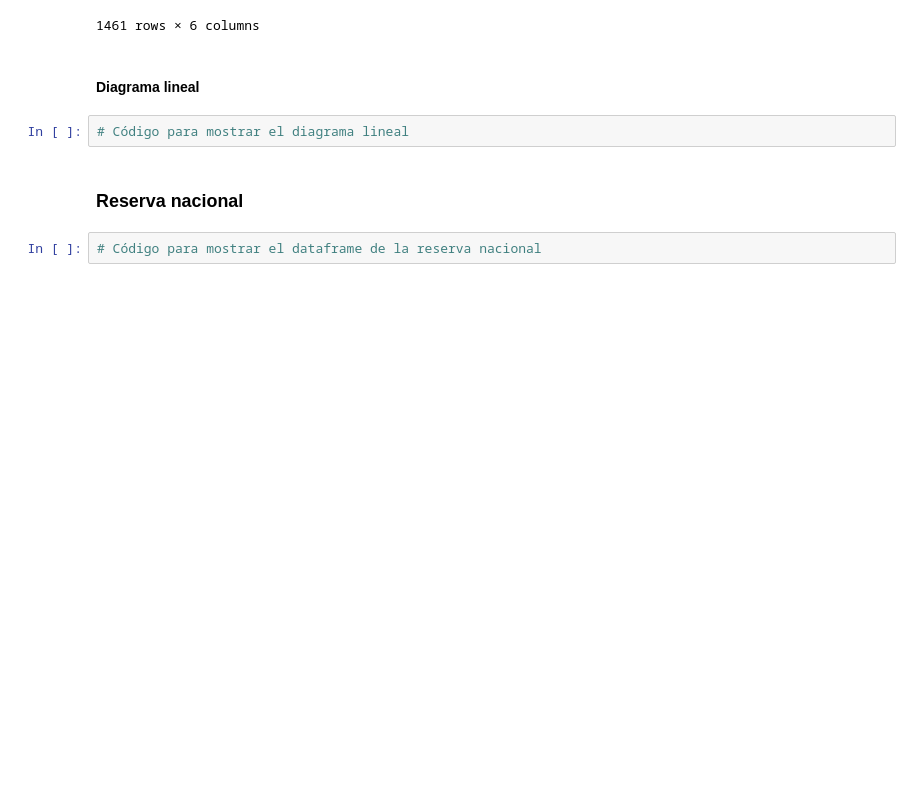
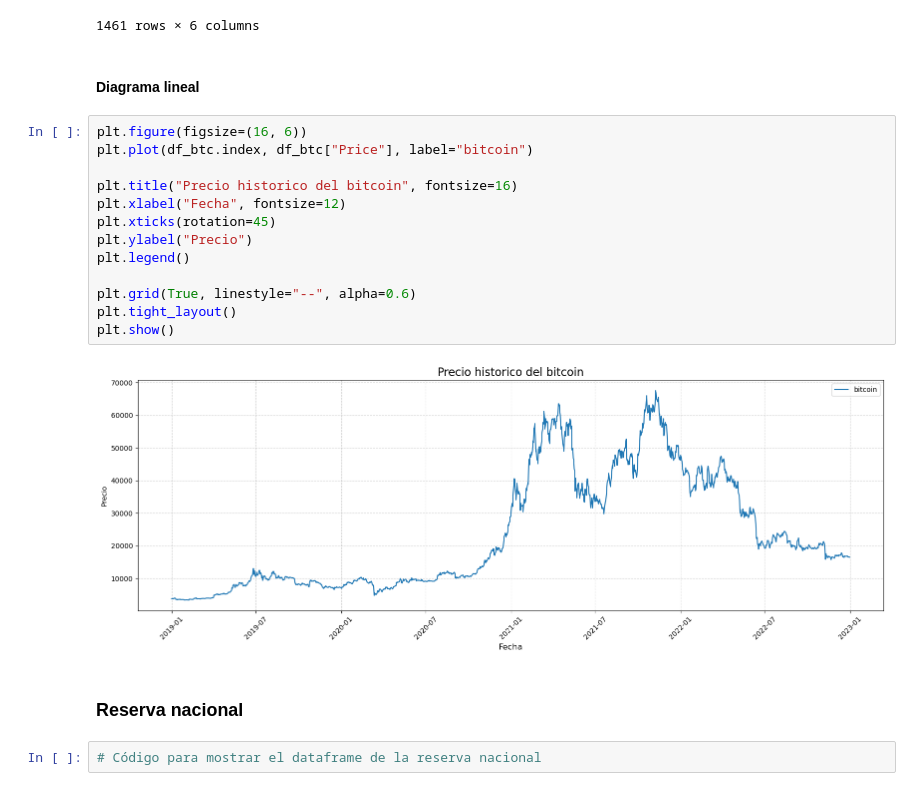
Before and after one commit to JosueRodriguezSams/CriptoSV---Samsung, a Jupyter notebook: Analisis_impacto_del_bitcoin.ipynb, the cells around one changed output. Saved outputs shown, nothing was run; the diff lists cells and outputs as text; blank space fills up the shorter version.

Commit message:
Gráfica del precio historico del bitcoin añadida

```diff
--- a/Analisis_impacto_del_bitcoin.ipynb
+++ b/Analisis_impacto_del_bitcoin.ipynb
@@ -204,7 +204,20 @@ df_btc
 # %% [markdown]
 #### Diagrama lineal
 # %%
-# Código para mostrar el diagrama lineal
+plt.figure(figsize=(16, 6))
+plt.plot(df_btc.index, df_btc["Price"], label="bitcoin")
+
+plt.title("Precio historico del bitcoin", fontsize=16)
+plt.xlabel("Fecha", fontsize=12)
+plt.xticks(rotation=45)
+plt.ylabel("Precio")
+plt.legend()
+
+plt.grid(True, linestyle="--", alpha=0.6)
+plt.tight_layout()
+plt.show()
+# %% [output]
+[figure, added]
 # %% [markdown]
 ### Reserva nacional
 # %%
```
